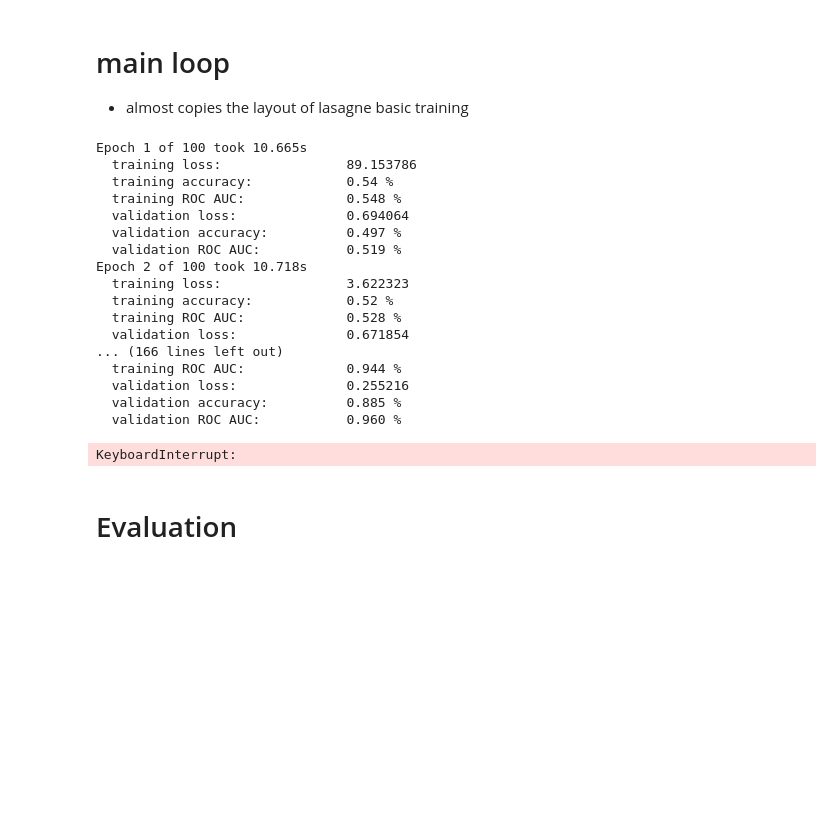
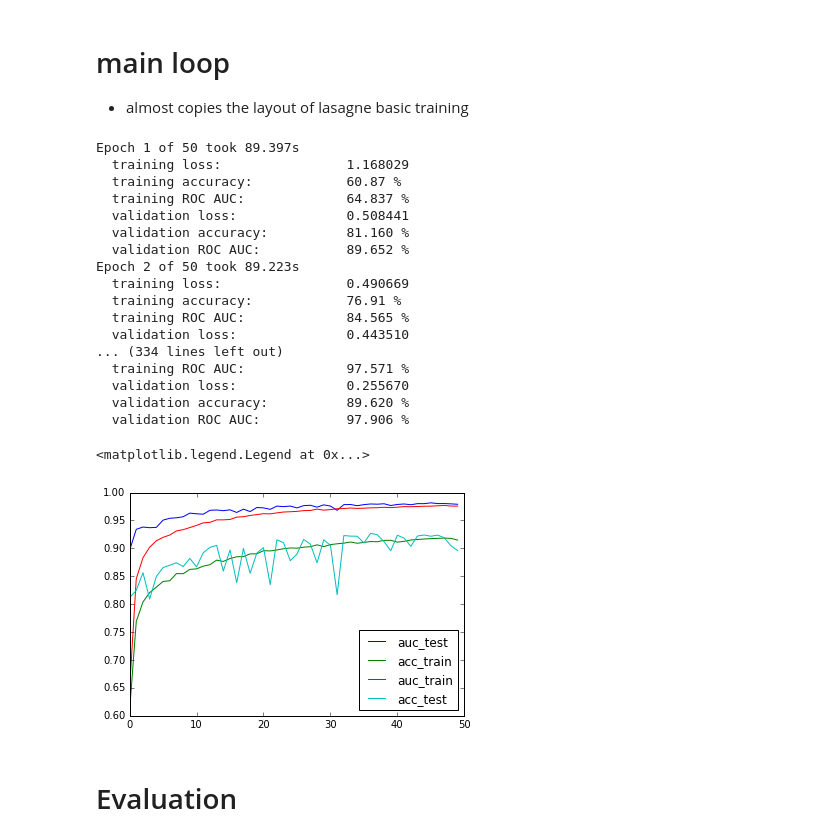
Before and after one commit to yandexdataschool/KSfinder, a Jupyter notebook: classiffiers/signal_vs_bg.ipynb, the cells around one changed output. Cells and saved outputs as stored; diff of their text form; code cells hidden in the pictures; blank space fills up the shorter version.

```diff
--- a/classiffiers/signal_vs_bg.ipynb
+++ b/classiffiers/signal_vs_bg.ipynb
@@ -138,6 +120,7 @@ from lasagne.layers import InputLayer
 from lasagne.layers import Conv2DLayer as ConvLayer
 from lasagne.layers import MaxPool2DLayer as PoolLayer
 from lasagne.layers import DenseLayer, DropoutLayer
+from lasagne.layers import batch_norm
 
 #nn where each retina is processed with a separate CNN
 
@@ -149,12 +132,16 @@ net['conv1_1'] = ConvLayer(
 net['pool1'] = PoolLayer(net['conv1_1'], 3)
 net['conv2_1'] = ConvLayer(
             net['pool1'], 256, 5, pad=1, flip_filters=False)
-net['pool2'] = PoolLayer(net['conv2_1'], 3)
 
-net['fc6'] = DenseLayer(net["pool2"], num_units=1024)
-#net['fc6_dropout'] = DropoutLayer(net['fc6'], p=0.1)
+net['conv2_bn'] = batch_norm(net['conv2_1'])
 
-net['out'] = DenseLayer(net['fc6'], num_units=2,
+net['pool2'] = PoolLayer(net['conv2_bn'], 3)
+
+net['fc0'] = DenseLayer(net["pool2"], num_units=2048)
+net['fc0_dropout'] = DropoutLayer(net['fc0'], p=0.5)
+net['fc1'] = DenseLayer(net["fc0_dropout"], num_units=2048)
+
+net['out'] = DenseLayer(net['fc1'], num_units=2,
                         nonlinearity=lasagne.nonlinearities.softmax)
 # %%
 weights = lasagne.layers.get_all_params(net["out"],trainable=True)
@@ -255,38 +242,40 @@ for epoch in range(num_epochs):
         epoch + 1, num_epochs, time.time() - start_time))
     print("  training loss:\t\t{:.6f}".format(train_err / train_batches))
     print("  training accuracy:\t\t{:.2f} %".format(
-        train_acc / train_batches))
+        train_acc / train_batches*100))
     print("  training ROC AUC:\t\t{:.3f} %".format(
-        train_auc))
+        train_auc*100))
     print("  validation loss:\t\t{:.6f}".format(val_err / val_batches))
     print("  validation accuracy:\t\t{:.3f} %".format(
-        val_acc / val_batches))
+        val_acc / val_batches*100))
     print("  validation ROC AUC:\t\t{:.3f} %".format(
-        val_auc))
+        val_auc*100))
 # %% [output]
-Epoch 1 of 100 took 10.665s
-  training loss:                89.153786
-  training accuracy:            0.54 %
-  training ROC AUC:             0.548 %
-  validation loss:              0.694064
-  validation accuracy:          0.497 %
-  validation ROC AUC:           0.519 %
-Epoch 2 of 100 took 10.718s
-  training loss:                3.622323
-  training accuracy:            0.52 %
-  training ROC AUC:             0.528 %
-  validation loss:              0.671854
-... (166 lines left out)
-  training ROC AUC:             0.944 %
-  validation loss:              0.255216
-  validation accuracy:          0.885 %
-  validation ROC AUC:           0.960 %
+Epoch 1 of 50 took 89.397s
+  training loss:                1.168029
+  training accuracy:            60.87 %
+  training ROC AUC:             64.837 %
+  validation loss:              0.508441
+  validation accuracy:          81.160 %
+  validation ROC AUC:           89.652 %
+Epoch 2 of 50 took 89.223s
+  training loss:                0.490669
+  training accuracy:            76.91 %
+  training ROC AUC:             84.565 %
+  validation loss:              0.443510
+... (334 lines left out)
+  training ROC AUC:             97.571 %
+  validation loss:              0.255670
+  validation accuracy:          89.620 %
+  validation ROC AUC:           97.906 %
-KeyboardInterrupt:
 # %%
 for metric_name in metrics:
 
     plt.plot(*zip(*sorted(metrics[metric_name].items())),label = metric_name)
-plt.legend()
+plt.legend(loc='best')
+# %% [output]
+<matplotlib.legend.Legend at 0x...>
+[figure, added]
 # %% [markdown]
 # Evaluation
 # %%
```
Also changed, not shown: parts of 4 cells of this notebook, 1 other file.
